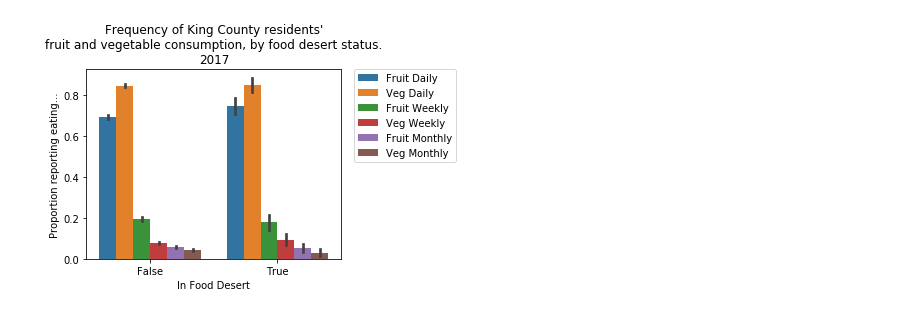
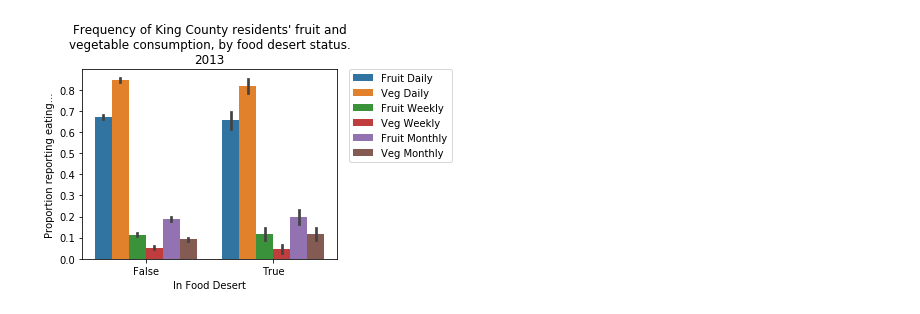
Before and after one commit to llpk79/Project_Blog_Post, a Jupyter notebook: BlogPost.ipynb, the cells around one changed output. Saved outputs shown, nothing was run; the diff lists cells and outputs as text; code cells hidden in the pictures.

Commit message:
Update add visualization.

```diff
--- a/BlogPost.ipynb
+++ b/BlogPost.ipynb
@@ -55,13 +164,13 @@ df13_consumption = df13.melt(id_vars='In Food Desert',
 # %%
 sns.barplot('In Food Desert',
             'Proportion reporting eating...',
             hue='variable',
-            data=df17_consumption)
+            data=df13_consumption)
 plt.legend(bbox_to_anchor=(1.05, 1),
            loc=2,
            borderaxespad=0.)
-plt.title('Frequency of King County residents\'\nfruit and vegetable consumption, by food desert status.\n2017')
+plt.title('Frequency of King County residents\' fruit and\nvegetable consumption, by food desert status.\n2013')
 plt.tight_layout()
 plt.show()
 # %% [output]
-[figure, old version]
+[figure, new version]
```
Also changed, not shown: parts of 16 cells of this notebook, 1 other file.
